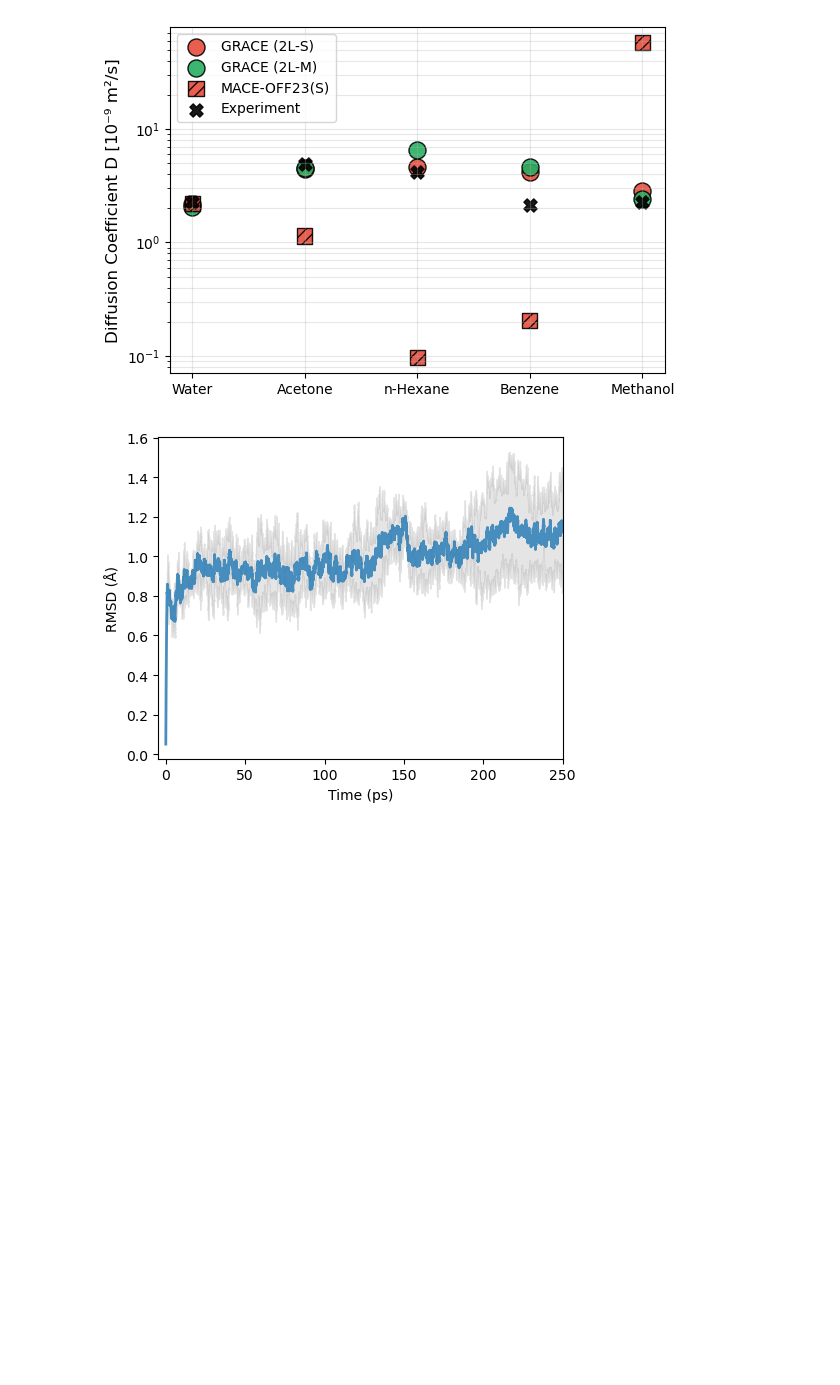
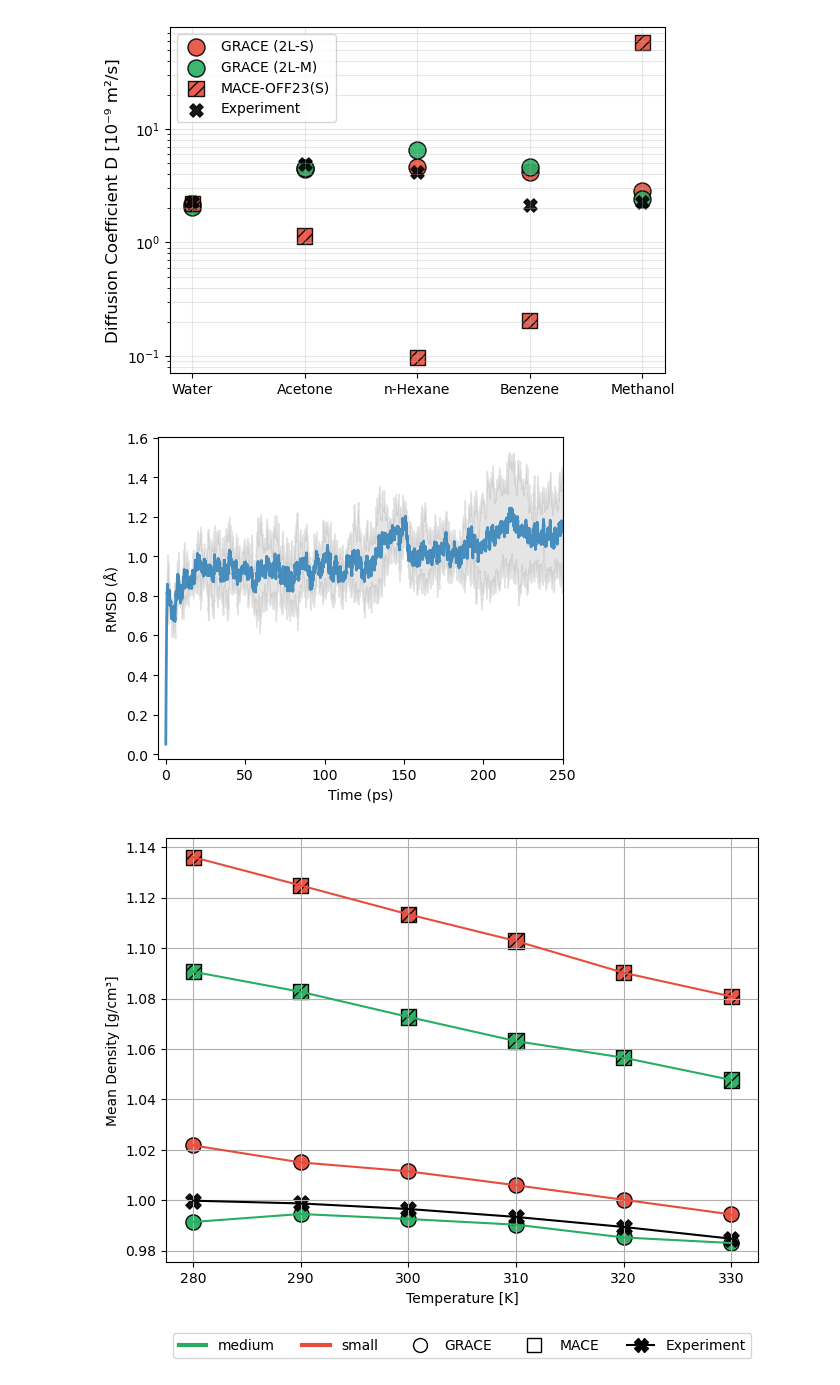
Before and after one commit to heid-lab/grace-off, a Jupyter notebook: analysis/final_plots.ipynb, the cells around one changed output. Cells and saved outputs as stored; diff of their text form; code cells hidden in the pictures; blank space fills up the shorter version.

Commit message:
add temp graph to final plots

```diff
--- a/analysis/final_plots.ipynb
+++ b/analysis/final_plots.ipynb
@@ -446,3 +446,86 @@ plt.tight_layout()
 plt.savefig("crambin_rmsd.pdf")
 # %% [output]
 [figure]
+# %%
+# --- Read the CSV ---
+mean_data = pd.read_csv("temp_density/all_density_means.csv")
+
+# --- Define styles for each column (except Temperature) ---
+plot_styles = {
+    "GRACE (2L-S)": {"color": size_colors["small"], "marker": marker_styles["grace"], "label": "GRACE (2L-S)"},
+    "GRACE (2L-M)": {"color": size_colors["medium"], "marker": marker_styles["grace"], "label": "GRACE (2L-M)"},
+    "MACE (S)": {"color": size_colors["small"], "marker": marker_styles["mace"], "label": "MACE (S)"},
+    "MACE (M)": {"color": size_colors["medium"], "marker": marker_styles["mace"], "label": "MACE (M)"},
+    "Experimental": {"color": "black", "marker": "X", "label": "Experimental Density"},
+}
+
+plt.figure(figsize=(7,5.5))
+
+# --- Loop over columns to plot ---
+for col, style in plot_styles.items():
+    temps = mean_data["Temperature_K"]
+    values = mean_data[col]
+
+    plt.scatter(temps, values,
+                color=style["color"],
+                marker=style["marker"],
+                edgecolor='k' if col != "Experimental" else None,
+                s=120,
+                label=style["label"],
+                alpha=0.95,
+                hatch='///' if 'MACE' in col else None)
+
+    plt.plot(temps, values, color=style["color"])
+
+from matplotlib.lines import Line2D
+
+legend_elements = [
+    Line2D([0], [0],
+           color=size_colors['medium'],
+           label='medium',
+           linewidth=3),
+    Line2D([0], [0],
+           color=size_colors['small'],
+           label='small',
+           linewidth=3),
+    Line2D([0], [0],
+           marker='o',
+           color='w',
+           label='GRACE',
+           markerfacecolor='white',
+           markeredgecolor='black',
+           markersize=10),
+    Line2D([0], [0],
+           marker='s',
+           color='w',
+           label='MACE',
+           markerfacecolor='white',
+           markeredgecolor='black',
+           markersize=10),
+    Line2D([0], [0],
+           marker='X',
+           color='black',
+           label='Experiment',
+           markersize=10),
+]
+
+plt.legend(
+    handles=legend_elements,
+    loc='upper center',
+    ncol=5,
+    bbox_to_anchor=(0.5, -0.15),
+    fontsize=10,
+    frameon=True
+)
+
+# --- Final plot formatting ---
+plt.xticks([280, 290, 300, 310, 320, 330])
+plt.xlabel('Temperature [K]')
+plt.ylabel('Mean Density [g/cm³]')
+plt.grid(True)
+
+plt.tight_layout()
+plt.savefig('density_vs_temperature.pdf')
+plt.show()
+# %% [output]
+[figure, added]
```
Also changed, not shown: 2 other files.
